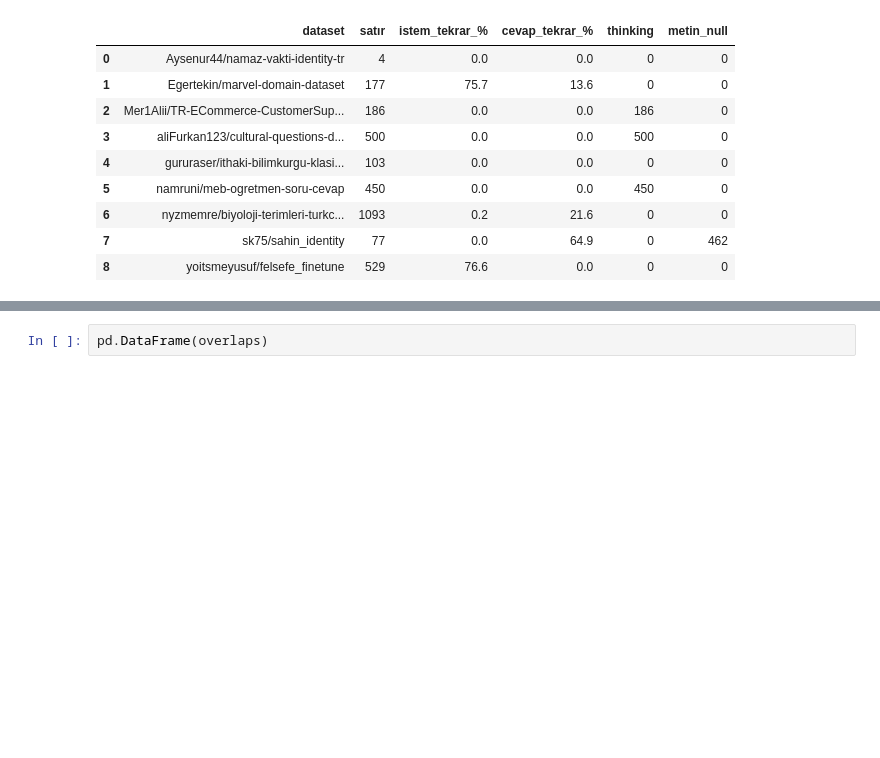
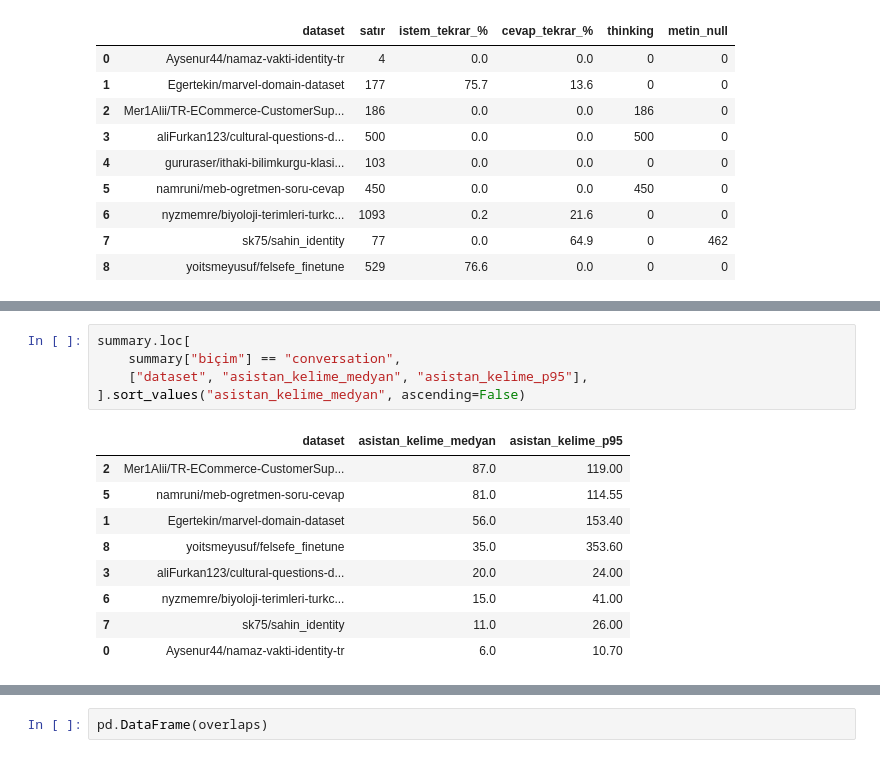
Before and after one commit to BilalAbic/huggingface-dataset-analizi, a Jupyter notebook: notebook/huggingface_dataset_quality_analysis.ipynb, the cells around one changed output, grey strips where cells are left out. Drawn from its saved outputs; the diff is of its cells as text; blank space fills up the shorter version.

```diff
--- a/notebook/huggingface_dataset_quality_analysis.ipynb
+++ b/notebook/huggingface_dataset_quality_analysis.ipynb
@@ -108,3 +133,18 @@ summary[["dataset", "satır", "istem_tekrar_%", "cevap_tekrar_%", "thinking", "m
+# %%
+summary.loc[
+    summary["biçim"] == "conversation",
+    ["dataset", "asistan_kelime_medyan", "asistan_kelime_p95"],
+].sort_values("asistan_kelime_medyan", ascending=False)
+# %% [output]
+|  | dataset | asistan_kelime_medyan | asistan_kelime_p95 |
+| 2 | Mer1Alii/TR-ECommerce-CustomerSup... | 87.0 | 119.00 |
+| 5 | namruni/meb-ogretmen-soru-cevap | 81.0 | 114.55 |
+| 1 | Egertekin/marvel-domain-dataset | 56.0 | 153.40 |
+| 8 | yoitsmeyusuf/felsefe_finetune | 35.0 | 353.60 |
+| 3 | aliFurkan123/cultural-questions-d... | 20.0 | 24.00 |
+| 6 | nyzmemre/biyoloji-terimleri-turkc... | 15.0 | 41.00 |
+| 7 | sk75/sahin_identity | 11.0 | 26.00 |
+| 0 | Aysenur44/namaz-vakti-identity-tr | 6.0 | 10.70 |
 # %% [markdown]
 ### Katalog veri seti anahtar ve fiyat kontrollerini geçiyor
 
```
Also changed, not shown: parts of 16 cells of this notebook, 26 other files.
